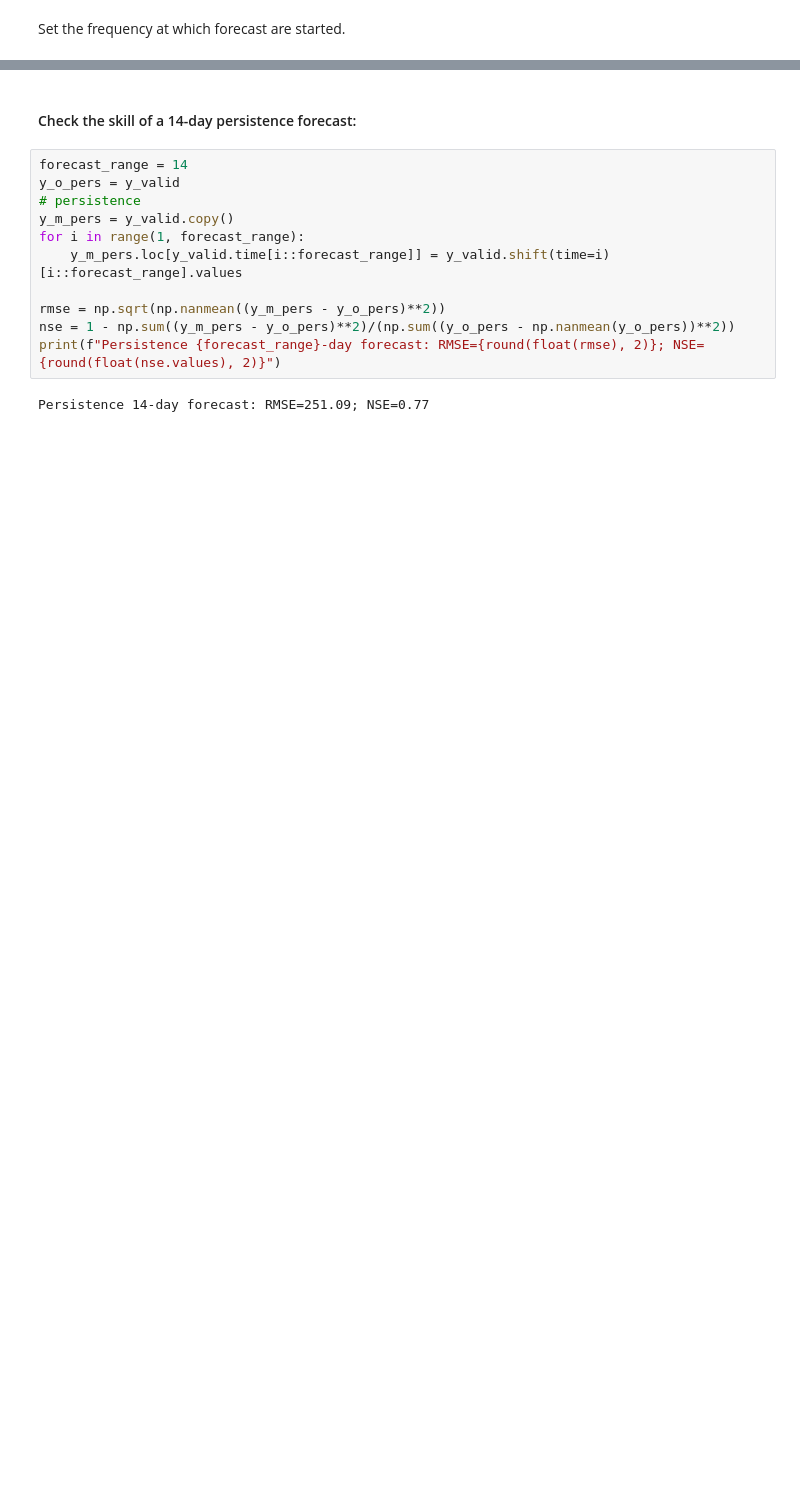
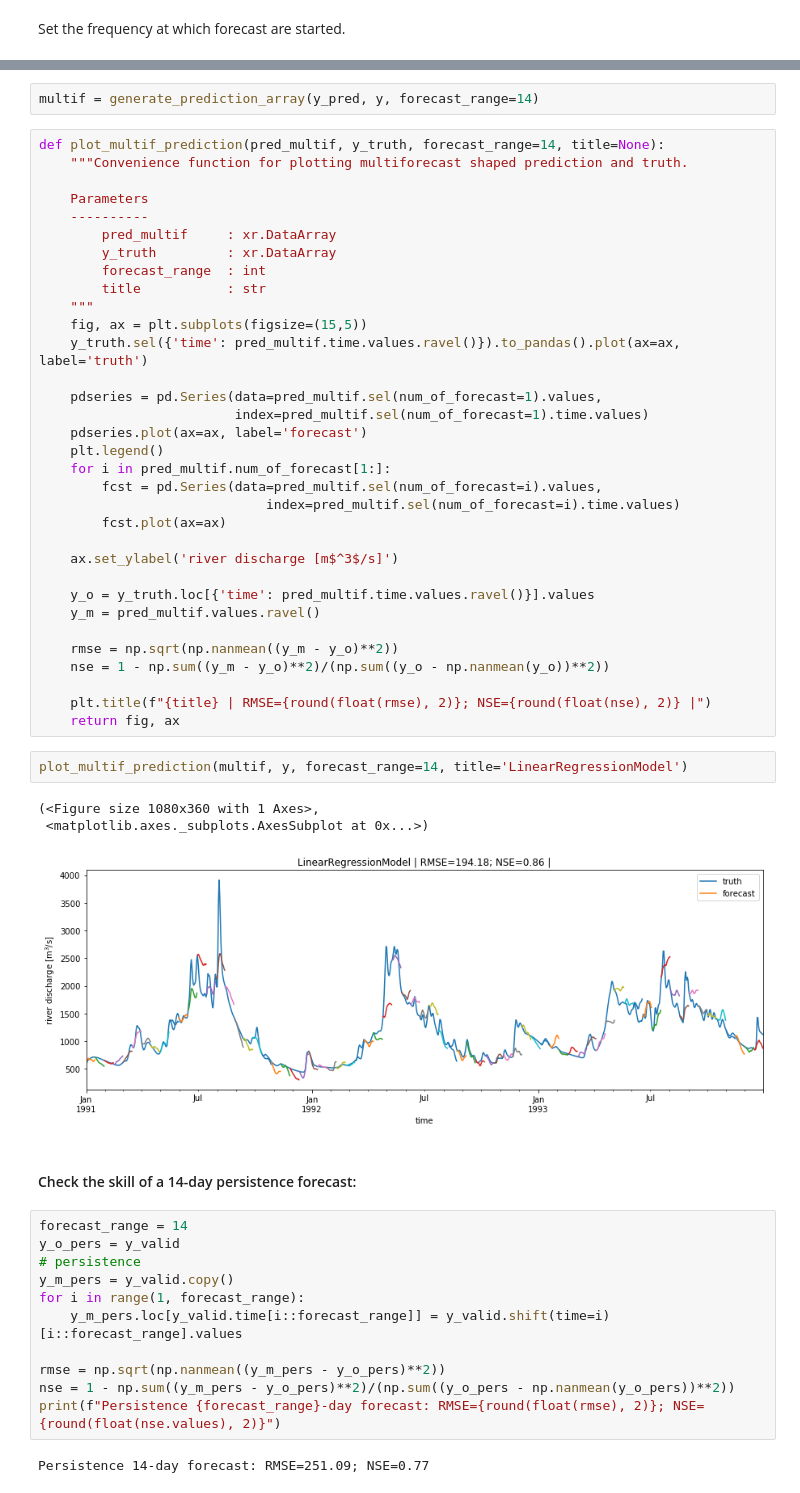
Before and after one commit to ECMWFCode4Earth/ml_flood, a Jupyter notebook: notebooks/3_model_tests/3.02_LinearRegression.ipynb, the cells around one changed output, grey strips where cells are left out. Cells and saved outputs as stored; diff of their text form; blank space fills up the shorter version.

```diff
--- a/notebooks/3_model_tests/3.02_LinearRegression.ipynb
+++ b/notebooks/3_model_tests/3.02_LinearRegression.ipynb
@@ -263,3 +222,44 @@ Text(0.5, 1.0, 'LinearRegressionModel |\xa0RMSE=203.08; NSE=0.86')
+# %%
+multif = generate_prediction_array(y_pred, y, forecast_range=14)
+# %%
+def plot_multif_prediction(pred_multif, y_truth, forecast_range=14, title=None):
+    """Convenience function for plotting multiforecast shaped prediction and truth.
+
+    Parameters
+    ----------
+        pred_multif     : xr.DataArray
+        y_truth         : xr.DataArray
+        forecast_range  : int
+        title           : str
+    """
+    fig, ax = plt.subplots(figsize=(15,5))
+    y_truth.sel({'time': pred_multif.time.values.ravel()}).to_pandas().plot(ax=ax, label='truth')
+
+    pdseries = pd.Series(data=pred_multif.sel(num_of_forecast=1).values,
+                         index=pred_multif.sel(num_of_forecast=1).time.values)
+    pdseries.plot(ax=ax, label='forecast')
+    plt.legend()
+    for i in pred_multif.num_of_forecast[1:]:
+        fcst = pd.Series(data=pred_multif.sel(num_of_forecast=i).values,
+                             index=pred_multif.sel(num_of_forecast=i).time.values)
+        fcst.plot(ax=ax)
+
+    ax.set_ylabel('river discharge [m$^3$/s]')
+
+    y_o = y_truth.loc[{'time': pred_multif.time.values.ravel()}].values
+    y_m = pred_multif.values.ravel()
+
+    rmse = np.sqrt(np.nanmean((y_m - y_o)**2))
+    nse = 1 - np.sum((y_m - y_o)**2)/(np.sum((y_o - np.nanmean(y_o))**2))
+
+    plt.title(f"{title} | RMSE={round(float(rmse), 2)}; NSE={round(float(nse), 2)} |")
+    return fig, ax
+# %%
+plot_multif_prediction(multif, y, forecast_range=14, title='LinearRegressionModel')
+# %% [output]
+(<Figure size 1080x360 with 1 Axes>,
+ <matplotlib.axes._subplots.AxesSubplot at 0x...>)
+[figure, added]
 # %% [markdown]
 #### Check the skill of a 14-day persistence forecast:
 # %%
```
Also changed, not shown: parts of 34 cells of this notebook, 3 other files.
